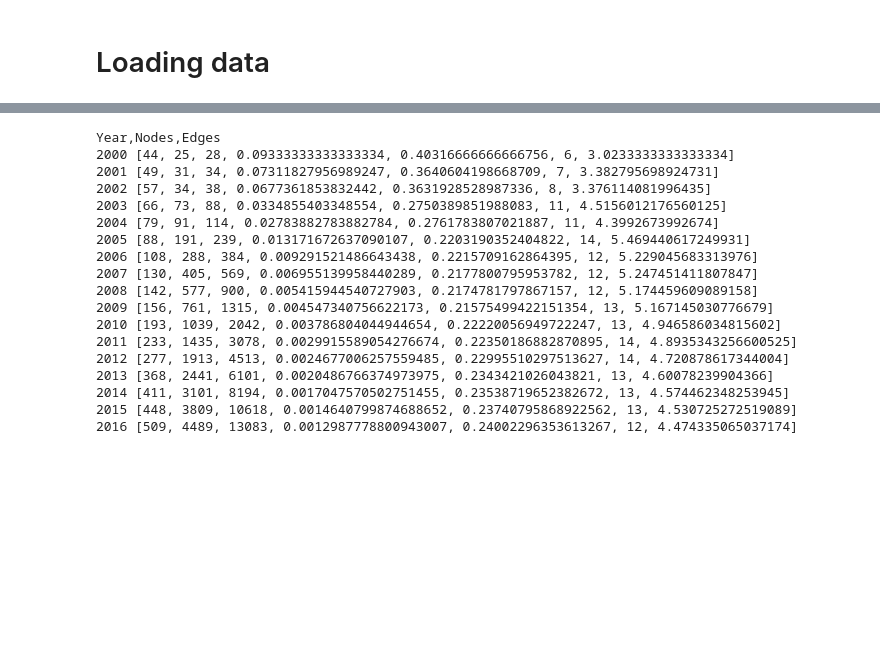
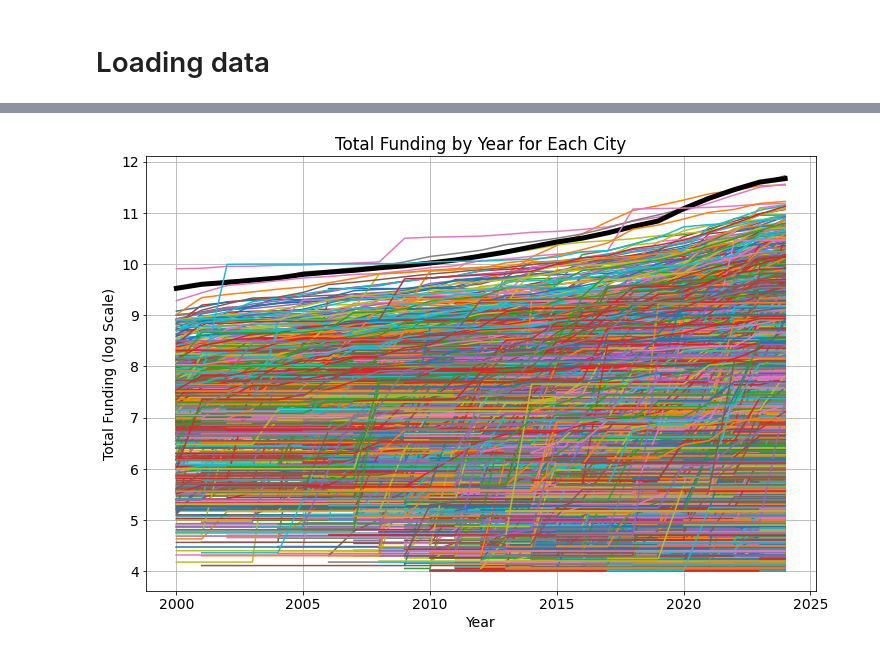
Before and after one commit to DarioZappala/caratterizzazione-sistemi-innovativi, a Jupyter notebook: moreno_graph_analysis.ipynb, the cells around one changed output, grey strips where cells are left out. Saved outputs shown, nothing was run; the diff lists cells and outputs as text; code cells hidden in the pictures; blank space fills up the shorter version.

Commit message:
Added total funding and first part of the matrix generation code

```diff
--- a/moreno_graph_analysis.ipynb
+++ b/moreno_graph_analysis.ipynb
@@ -104,0 +145,2 @@ def createStartupNetwork(edgelist,source,target, city=None, year=None, edge_attr
+# %%
+totalFundingCity = cumulative_sum_per_year(df_fund_rounds,'raised_amount_usd','announced_on')
@@ -104,0 +175,27 @@ def createStartupNetwork(edgelist,source,target, city=None, year=None, edge_attr
+# %%
+df = df_total_funding[df_total_funding.total_funding>10000]
+# Plotting
+plt.figure(figsize=(12, 8))
+
+# Loop through each city and plot its data
+for city in df['city'].unique():
+    city_data = df[df['city'] == city]
+    if city !='San Francisco':
+        plt.plot(city_data['year'],
+             np.log10(city_data['total_funding']),
+             label=city)
+    else:
+        plt.plot(city_data['year'],
+             np.log10(city_data['total_funding']),
+             lw=5,
+             color='k',
+             label=city)
+
+# Adding labels and title
+plt.xlabel('Year')
+plt.ylabel('Total Funding (log Scale)')
+plt.title('Total Funding by Year for Each City')
+# plt.legend()
+plt.grid(True)
+# %% [output]
+[figure, added]
@@ -125,24 +209,0 @@ def networkMetrics(G):
-# %%
-print('Year,Nodes,Edges')
-for year in range(2000,2020):
-    G = createStartupNetwork(df,'org_uuid_1','org_uuid_2',city='San Francisco',year=year)
-    print(year,networkMetrics(G))
-# %% [output]
-Year,Nodes,Edges
-2000 [44, 25, 28, 0.09333333333333334, 0.40316666666666756, 6, 3.0233333333333334]
-2001 [49, 31, 34, 0.07311827956989247, 0.3640604198668709, 7, 3.382795698924731]
-2002 [57, 34, 38, 0.0677361853832442, 0.3631928528987336, 8, 3.376114081996435]
-2003 [66, 73, 88, 0.0334855403348554, 0.2750389851988083, 11, 4.5156012176560125]
-2004 [79, 91, 114, 0.02783882783882784, 0.2761783807021887, 11, 4.3992673992674]
-2005 [88, 191, 239, 0.013171672637090107, 0.2203190352404822, 14, 5.469440617249931]
-2006 [108, 288, 384, 0.009291521486643438, 0.2215709162864395, 12, 5.229045683313976]
-2007 [130, 405, 569, 0.006955139958440289, 0.2177800795953782, 12, 5.247451411807847]
-2008 [142, 577, 900, 0.005415944540727903, 0.2174781797867157, 12, 5.174459609089158]
-2009 [156, 761, 1315, 0.004547340756622173, 0.21575499422151354, 13, 5.167145030776679]
-2010 [193, 1039, 2042, 0.003786804044944654, 0.22220056949722247, 13, 4.946586034815602]
-2011 [233, 1435, 3078, 0.0029915589054276674, 0.22350186882870895, 14, 4.8935343256600525]
-2012 [277, 1913, 4513, 0.0024677006257559485, 0.22995510297513627, 14, 4.720878617344004]
-2013 [368, 2441, 6101, 0.0020486766374973975, 0.2343421026043821, 13, 4.60078239904366]
-2014 [411, 3101, 8194, 0.0017047570502751455, 0.23538719652382672, 13, 4.574462348253945]
-2015 [448, 3809, 10618, 0.0014640799874688652, 0.23740795868922562, 13, 4.530725272519089]
-2016 [509, 4489, 13083, 0.0012987778800943007, 0.24002296353613267, 12, 4.474335065037174]
```
Also changed, not shown: parts of 15 cells of this notebook, 3 other files.
